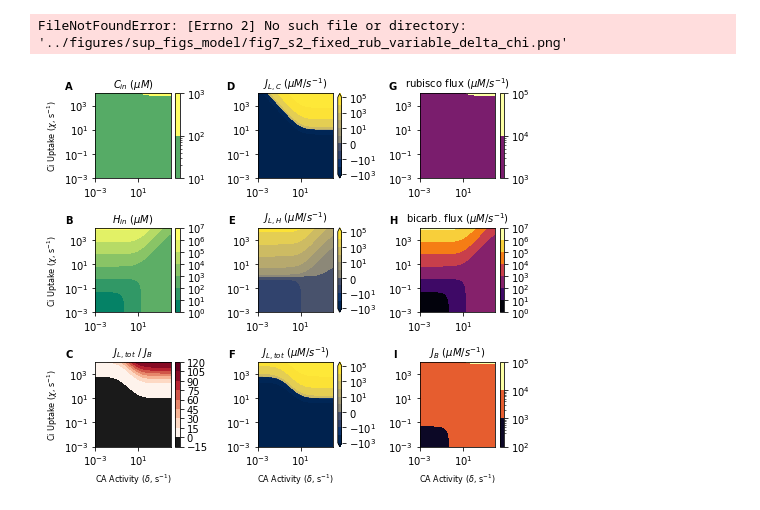
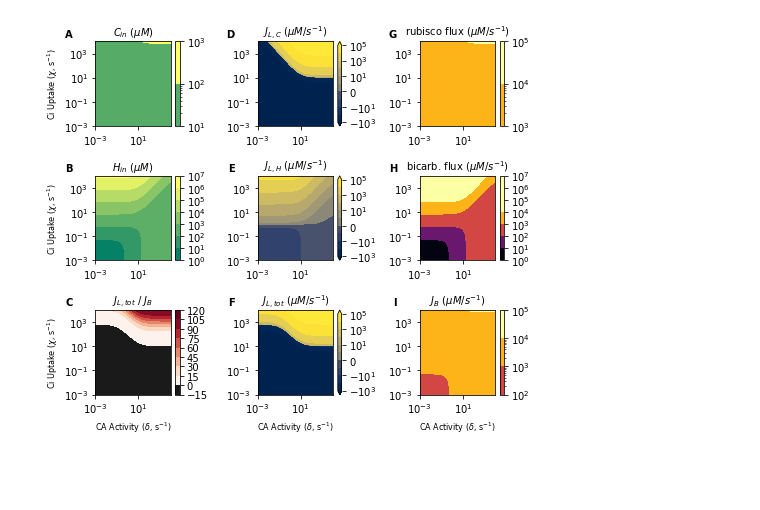
Before and after one commit to flamholz/ccm_evolution, a Jupyter notebook: notebooks/Fig7_model_figs.ipynb, the cells around one changed output. Drawn from its saved outputs; the diff is of its cells as text; code cells hidden in the pictures; blank space fills up the shorter version.

Commit message:
minor edits to model figures

```diff
--- a/notebooks/Fig7_model_figs.ipynb
+++ b/notebooks/Fig7_model_figs.ipynb
@@ -47,6 +47,7 @@ for mat, title, ax in zip(mats, titles, axs[:,0]):
 
 titles = ['$J_{L,C}$ ($\mu M / s^{-1}$)', '$J_{L,H}$ ($\mu M / s^{-1}$)', '$J_{L,tot}$ ($\mu M / s^{-1}$)']
 mats = [Cleakage_mat, Hleakage_mat, total_Ci_leakage]
+
 for mat, title, ax in zip(mats, titles, axs[:,1]):
     plt.sca(ax)
     plt.yscale('log')
@@ -67,48 +68,50 @@ for mat, title, ax in zip(mats, titles, axs[:,1]):
 
 titles = ['rubisco flux ($\mu M / s^{-1}$)', 'bicarb. flux ($\mu M / s^{-1}$)', '$J_B$ ($\mu M / s^{-1}$)']
 mats = [rub_mat, hcarb_mat, biomass_mat]
+vmin = np.min([m.min() for m in mats])
+vmax = np.min([m.max() for m in mats])
+my_norm = LogNorm(vmin=vmin, vmax=vmax)
+
 for mat, title, ax in zip(mats, titles, axs[:,2]):
     plt.sca(ax)
     plt.yscale('log')
     plt.xscale('log')
     plt.title(title, fontsize=10)
 
-    my_norm = LogNorm(vmin=mat.min(), vmax=mat.max())
     plt.contourf(my_deltas, my_chis, mat, cmap='inferno',
                  norm=my_norm)
     plt.colorbar()
 
 plt.sca(axs[2,0])
 plt.xscale('log')
 plt.yscale('log')
 plt.title('$J_{L,tot}$ / $J_B$', fontsize=10)
 
 mat = futile_mat
 my_norm = TwoSlopeNorm(0, vmin=mat.min(), vmax=mat.max())
 plt.contourf(my_deltas, my_chis, futile_mat, norm=my_norm,
              cmap='RdGy_r')
 plt.colorbar()
 
 labels = 'ABCDEFGHI'
 for i in np.arange(3):
     for j in np.arange(3):
         my_ax = axs[i, j]
         plt.sca(my_ax)
         plabel = labels[i+(j*3)]
         my_ax.text(-0.3, 1.15, plabel, transform=my_ax.transAxes,
              fontsize=10, fontweight='bold', va='top', ha='right')
 
         if i == 2:
             plt.xlabel('CA Activity ($\delta$, s$^{-1}$)', fontsize=8)
         if j == 0:
             plt.ylabel('Ci Uptake ($\chi$, s$^{-1}$)', fontsize=8)
 
 plt.tight_layout()
-plt.savefig('../figures/fig7/fig7_s2_fixed_rub_variable_delta_chi.png', dpi=600, facecolor='w')
+plt.savefig('../figures/fig7/fig7_s4_fixed_rub_variable_delta_chi.png', dpi=600, facecolor='w')
 plt.show()
 # %% [output]
-FileNotFoundError: [Errno 2] No such file or directory: '../figures/sup_figs_model/fig7_s2_fixed_rub_variable_delta_chi.png'
-[figure, old version]
+[figure, new version]
 # %%
 ##### Futile cycle ambient zoom in.
 # Need to figure out colors & placement for main text.
```
Also changed, not shown: parts of 9 cells of this notebook.
